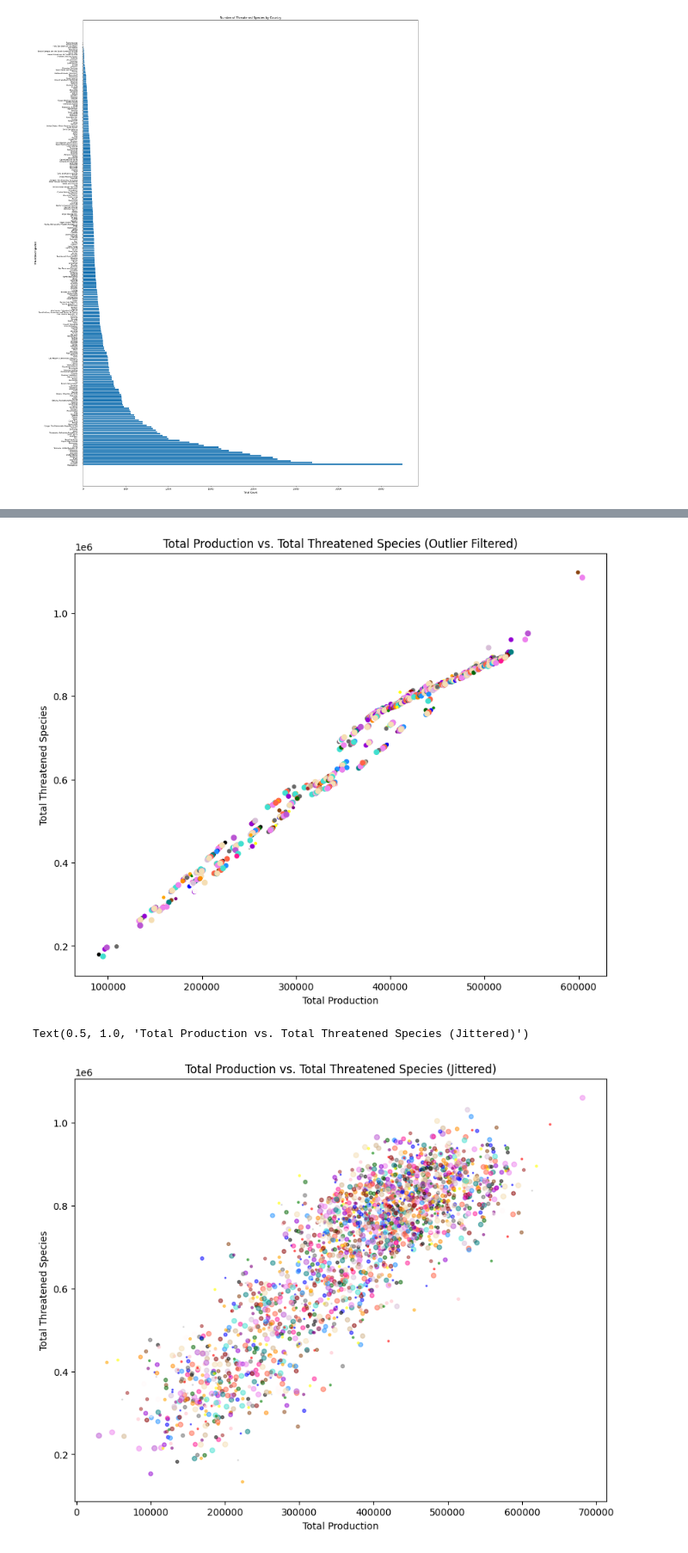
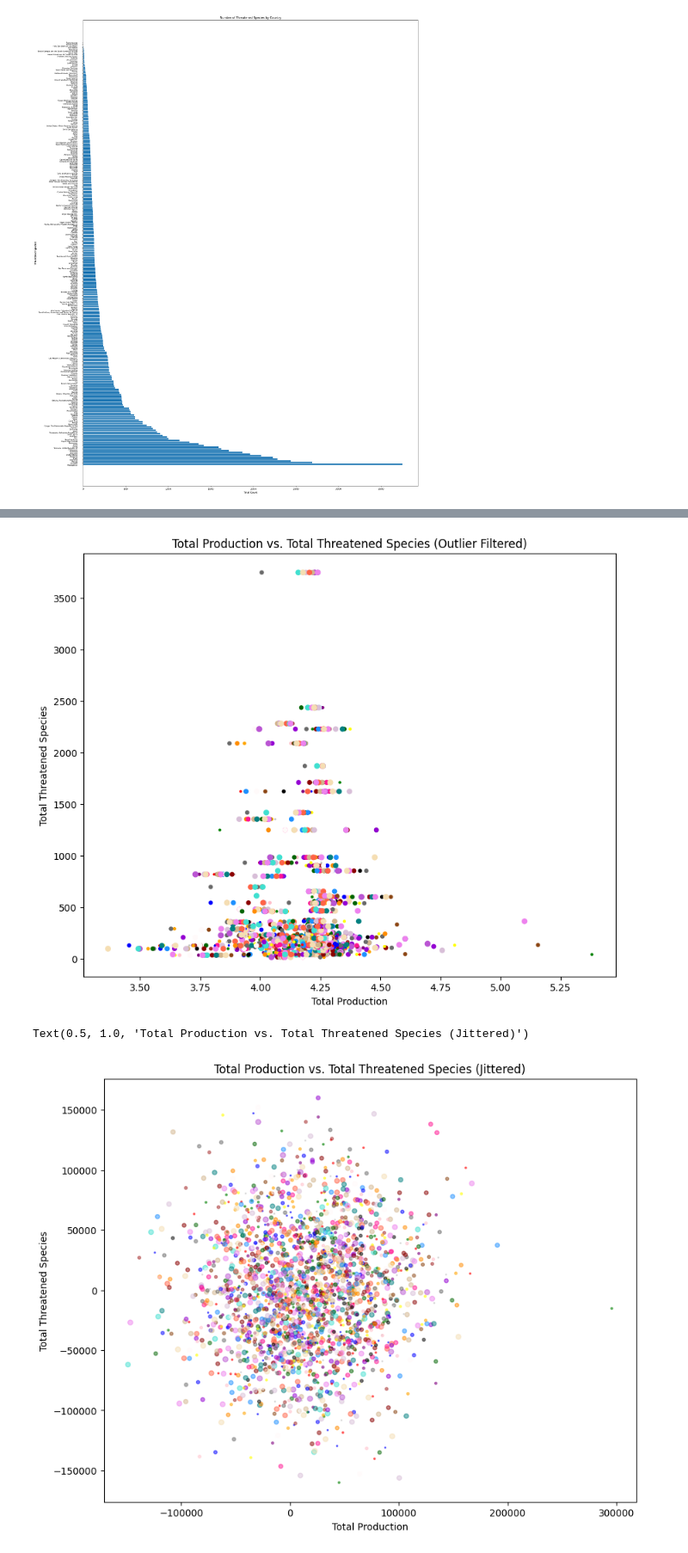
Before and after one commit to ENVS110a-SP23/group2-project, a Jupyter notebook: visualizations.ipynb, the cells around one changed output, grey strips where cells are left out. Shown at 86% size. Drawn from its saved outputs; the diff is of its cells as text; code cells hidden in the pictures.

Commit message:
Updating species and production  by year graph

```diff
--- a/visualizations.ipynb
+++ b/visualizations.ipynb
@@ -124,15 +143,17 @@ plt.show()
 production_filtered = production.groupby(['Country Description', 'ISIC Description']).sum().reset_index()
 
 # Pivot threat dataframe to have columns for each threatened species type and values for Total count
-threat_pivot = pd.pivot_table(threat, values='Total', index=['Name'], columns=["Mammals","Birds","Reptiles*","Amphibians","Fishes*","Molluscs*","Other Inverts*","Plants*","Fungi*","Chromists*"], fill_value=0)
+# threat_pivot = pd.pivot_table(threat, values='Total', index=['Name'], columns=["Mammals","Birds","Reptiles*","Amphibians","Fishes*","Molluscs*","Other Inverts*","Plants*","Fungi*","Chromists*"], fill_value=0)
+threat_f = threat[['Name', "Total"]]
 
 # Join the two dataframes based on the country column
-merged_df = pd.merge(production_filtered, threat_pivot, how='outer', left_on='Country Description', right_on='Name')
+merged_df = pd.merge(production_filtered, threat_f, how='outer', left_on='Country Description', right_on='Name')
 merged_df = merged_df.dropna()
-
+merged_df['Total Threatened Species']= merged_df['Total']
+merged_df = merged_df.drop(columns=['Name', 'Total'])
 # Calculate total production and total threatened species count for each country
-merged_df['Total Production'] = merged_df.iloc[:, 2:].sum(axis=1)
-merged_df['Total Threatened Species'] = merged_df.iloc[:, 3:].sum(axis=1)
+# merged_df['Total Production'] = merged_df.iloc[:, 2:].sum(axis=1)
+# merged_df['Total Threatened Species'] = merged_df.iloc[:, 3:].sum(axis=1)
 
 
 # Create a dictionary to define marker sizes based on the type of production
@@ -198,7 +219,7 @@ marker_colors = {'Basic metals': 'silver',
                  }
 
 # Extract the x, y, size, and color values from the merged_df dataframe
-x = merged_df['Total Production']
+x = merged_df['Value']
 y = merged_df['Total Threatened Species']
 size = [marker_sizes.get(v, 10) for v in merged_df['ISIC Description']]
 color = [marker_colors.get(v, 'black') for v in merged_df['ISIC Description']]
@@ -217,17 +254,17 @@ plt.show()
 # %%
 #Chart with outlier filtered out so it is easier to see the rest of the data
-merged_df = merged_df[merged_df['Total Production'] <= 1000000]
+merged_df = merged_df[merged_df['Value'] <= 1000000]
 
 # Plot a scatter plot to compare the total production and total threatened species count for each country
 # Extract the x, y, size, and color values from the merged_df dataframe
-x = merged_df['Total Production']
+x = merged_df['Value']
 y = merged_df['Total Threatened Species']
 size = [marker_sizes.get(v, 10) for v in merged_df['ISIC Description']]
 color = [marker_colors.get(v, 'black') for v in merged_df['ISIC Description']]
 
 # Plot a scatter plot of all the points
 fig, ax = plt.subplots(figsize=(10, 8))
-ax.scatter(x, y, s=size, c=color)
+ax.scatter(np.log10(x), y, s=size, c=color)
 
 # Set labels for the x-axis and y-axis
 ax.set_xlabel('Total Production')
@@ -237,32 +274,32 @@ ax.set_title('Total Production vs. Total Threatened Species (Outlier Filtered)')
 
 plt.show()
 # %% [output]
-[figure, old version]
+[figure, new version]
 # %%
 #Make points more visible using transparency and jitter
 
 # Plot a scatter plot to compare the total production and total threatened species count for each country
 
 # Extract x and y values using list comprehension
-x_values = [row['Total Production'] for _, row in merged_df.iterrows()]
+x_values = [row['Value'] for _, row in merged_df.iterrows()]
 y_values = [row['Total Threatened Species'] for _, row in merged_df.iterrows()]
 
 # Generate the random jitter values outside the loop
 jitter_values = np.random.randn(len(merged_df), 2) * 50000
 
 # Plot a scatter plot with jittered points
 fig, ax = plt.subplots(figsize=(10, 8))
 sizes = [marker_sizes.get(row['ISIC Description'], 10) for _, row in merged_df.iterrows()]
 colors = [marker_colors.get(row['ISIC Description'], 'black') for _, row in merged_df.iterrows()]
 ax.scatter(x_values + jitter_values[:, 0], y_values + jitter_values[:, 1], s=sizes, c=colors, alpha=0.5)
 
 # Set labels for the x-axis and y-axis
 ax.set_xlabel('Total Production')
 ax.set_ylabel('Total Threatened Species')
 ax.set_title('Total Production vs. Total Threatened Species (Jittered)')
 # %% [output]
 Text(0.5, 1.0, 'Total Production vs. Total Threatened Species (Jittered)')
-[figure, old version]
+[figure, new version]
 # %%
 # Import Bokeh modules for interactive plotting
 from bokeh.models import ColumnDataSource
```
Also changed, not shown: parts of 5 cells of this notebook.
